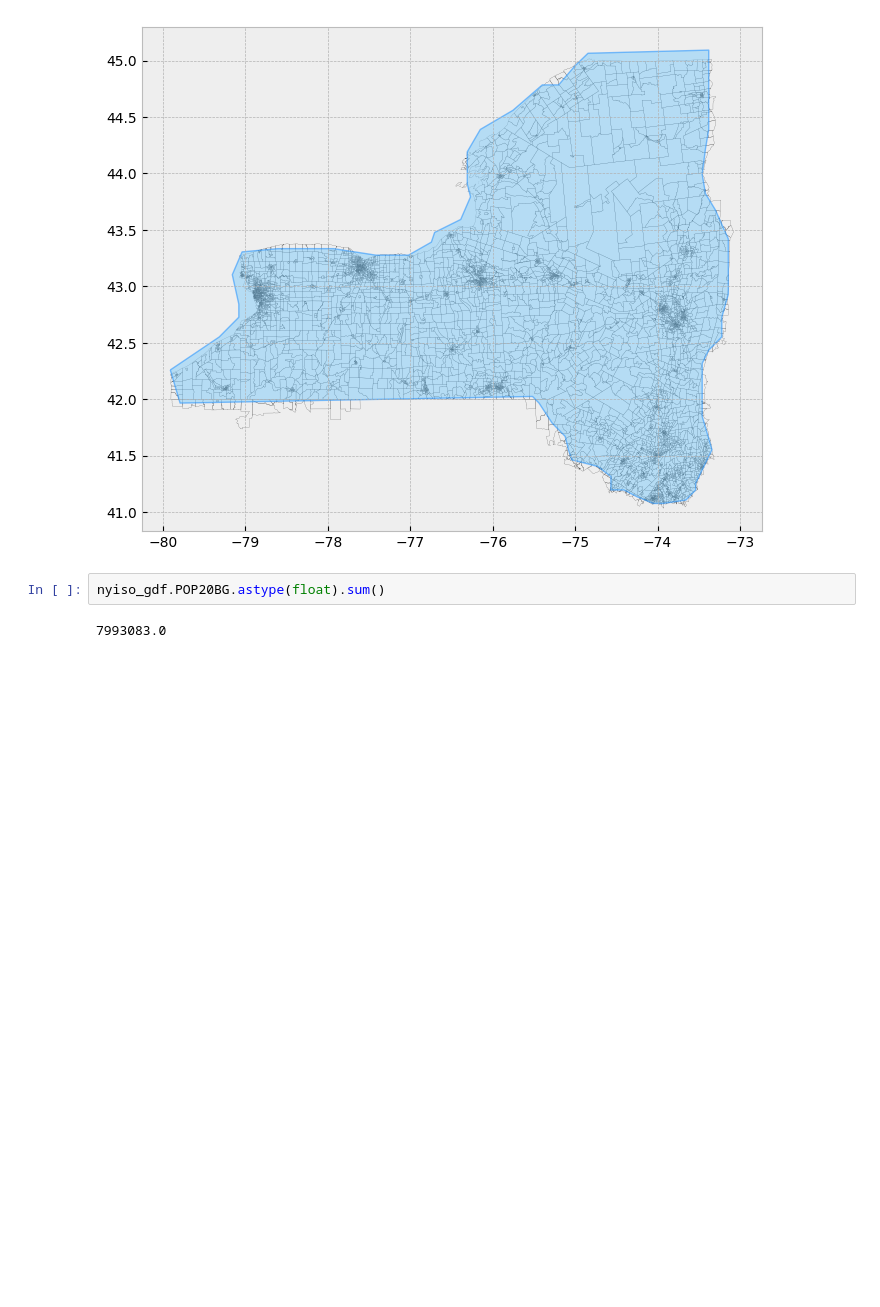
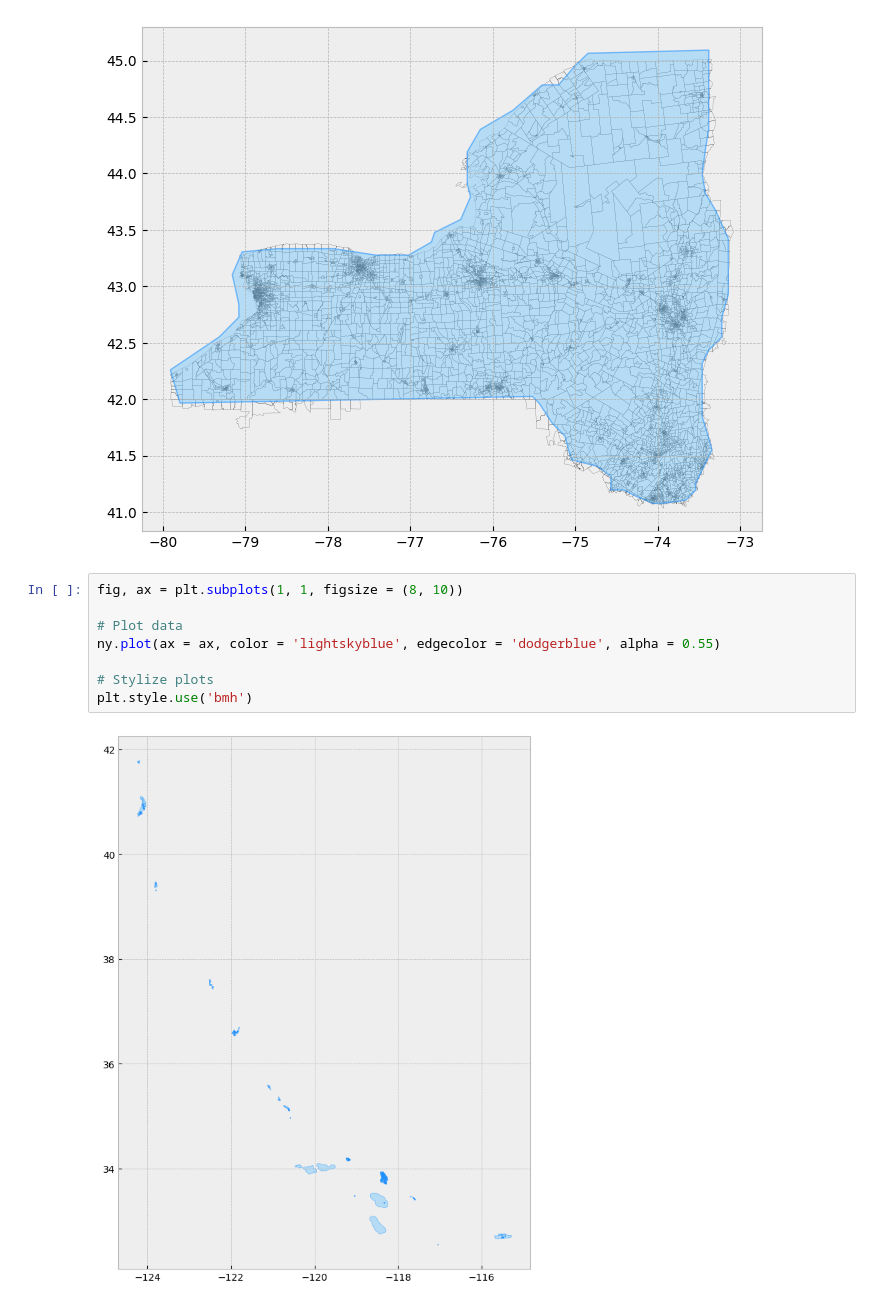
Before and after one commit to denniesbor/spwio, a Jupyter notebook: notebooks/data.ipynb, the cells around one changed output. Cells and saved outputs as stored; diff of their text form; blank space fills up the shorter version.

```diff
--- a/notebooks/data.ipynb
+++ b/notebooks/data.ipynb
@@ -301,7 +301,13 @@ rto_data[rto_data["REGIONS"] == "NYISO"].plot(ax=ax, color='lightskyblue', edgec
 plt.style.use('bmh')
 # %% [output]
 [figure]
-# %%
-nyiso_gdf.POP20BG.astype(float).sum()
-# %% [output]
-7993083.0
+# %%
+fig, ax = plt.subplots(1, 1, figsize = (8, 10))
+
+# Plot data
+ny.plot(ax = ax, color = 'lightskyblue', edgecolor = 'dodgerblue', alpha = 0.55)
+
+# Stylize plots
+plt.style.use('bmh')
+# %% [output]
+[figure, added]
```
Also changed, not shown: parts of 11 cells of this notebook.
